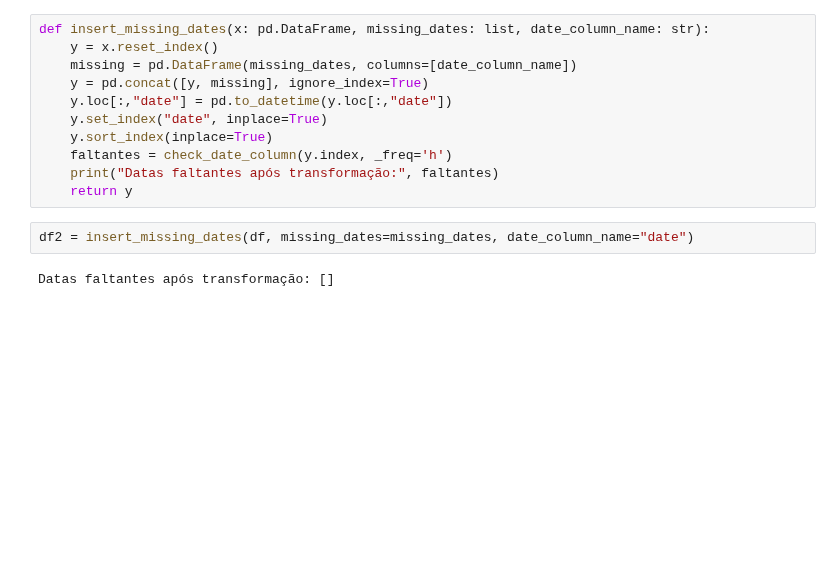
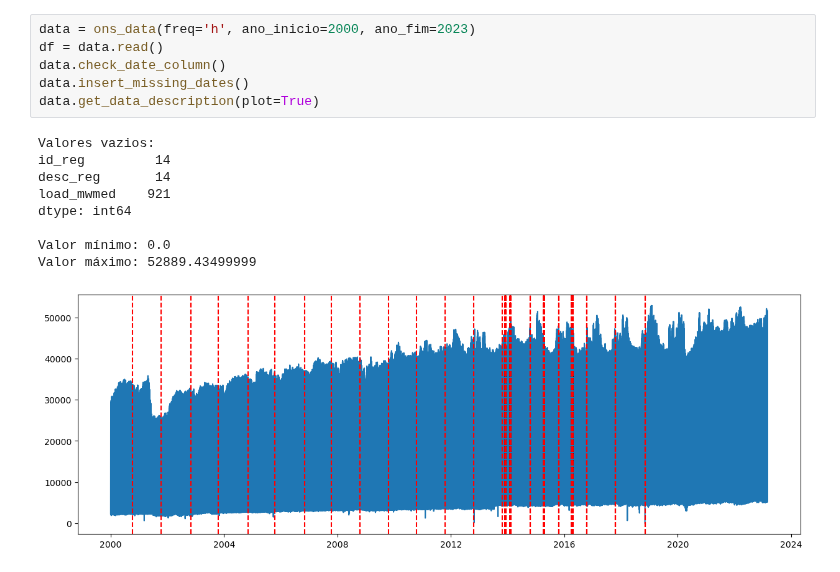
Before and after one commit to matheus-vizzotto/load_forecasting, a Jupyter notebook: lab/matheus/notebooks/scraping.ipynb, the cells around one changed output. Saved outputs shown, nothing was run; the diff lists cells and outputs as text; blank space fills up the shorter version.

Commit message:
plotting

```diff
--- a/lab/matheus/notebooks/scraping.ipynb
+++ b/lab/matheus/notebooks/scraping.ipynb
@@ -157,15 +146,16 @@ Datas faltantes:
-# %%
-def insert_missing_dates(x: pd.DataFrame, missing_dates: list, date_column_name: str):
-    y = x.reset_index()
-    missing = pd.DataFrame(missing_dates, columns=[date_column_name])
-    y = pd.concat([y, missing], ignore_index=True)
-    y.loc[:,"date"] = pd.to_datetime(y.loc[:,"date"])
-    y.set_index("date", inplace=True)
-    y.sort_index(inplace=True)
-    faltantes = check_date_column(y.index, _freq='h')
-    print("Datas faltantes após transformação:", faltantes)
-    return y
-# %%
-df2 = insert_missing_dates(df, missing_dates=missing_dates, date_column_name="date")
-# %% [output]
-Datas faltantes após transformação: []
+# %%
+data = ons_data(freq='h', ano_inicio=2000, ano_fim=2023)
+df = data.read()
+data.check_date_column()
+data.insert_missing_dates()
+data.get_data_description(plot=True)
+# %% [output]
+Valores vazios:
+id_reg         14
+desc_reg       14
+load_mwmed    921
+dtype: int64
+
+Valor mínimo: 0.0
+Valor máximo: 52889.43499999
+[figure, added]
```
Also changed, not shown: parts of 11 cells of this notebook, 1 other file.
